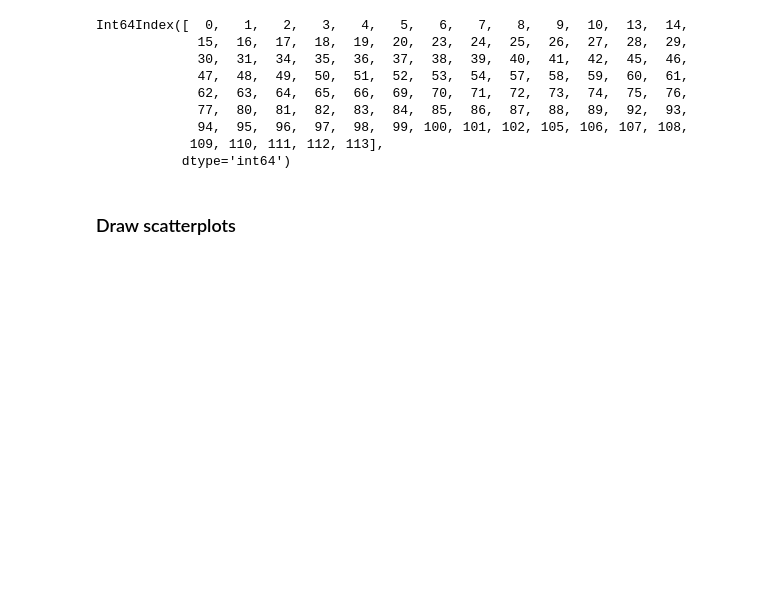
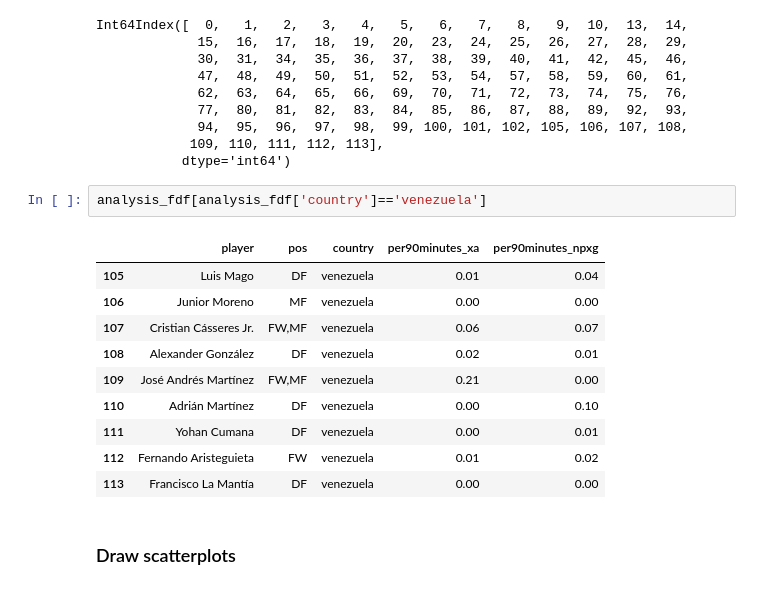
Before and after one commit to joausaga/copa-america-2021-analytics, a Jupyter notebook: team_analysis.ipynb, the cells around one changed output. Saved outputs shown, nothing was run; the diff lists cells and outputs as text; blank space fills up the shorter version.

```diff
--- a/team_analysis.ipynb
+++ b/team_analysis.ipynb
@@ -109,6 +110,19 @@ Int64Index([  0,   1,   2,   3,   4,   5,   6,   7,   8,   9,  10,  13,  14,
              94,  95,  96,  97,  98,  99, 100, 101, 102, 105, 106, 107, 108,
             109, 110, 111, 112, 113],
            dtype='int64')
+# %%
+analysis_fdf[analysis_fdf['country']=='venezuela']
+# %% [output]
+|  | player | pos | country | per90minutes_xa | per90minutes_npxg |
+| 105 | Luis Mago | DF | venezuela | 0.01 | 0.04 |
+| 106 | Junior Moreno | MF | venezuela | 0.00 | 0.00 |
+| 107 | Cristian Cásseres Jr. | FW,MF | venezuela | 0.06 | 0.07 |
+| 108 | Alexander González | DF | venezuela | 0.02 | 0.01 |
+| 109 | José Andrés Martínez | FW,MF | venezuela | 0.21 | 0.00 |
+| 110 | Adrián Martínez | DF | venezuela | 0.00 | 0.10 |
+| 111 | Yohan Cumana | DF | venezuela | 0.00 | 0.01 |
+| 112 | Fernando Aristeguieta | FW | venezuela | 0.01 | 0.02 |
+| 113 | Francisco La Mantía | DF | venezuela | 0.00 | 0.00 |
 # %% [markdown]
 ### Draw scatterplots
 # %%
```
Also changed, not shown: parts of 5 cells of this notebook.
